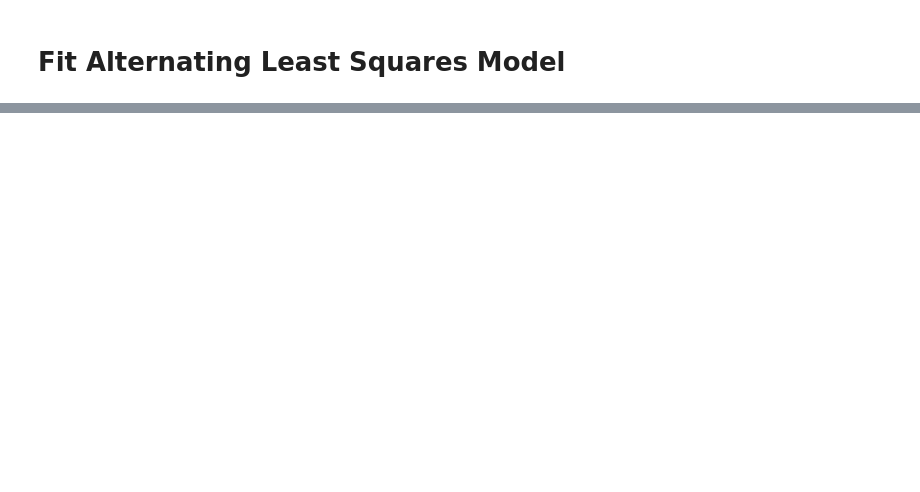
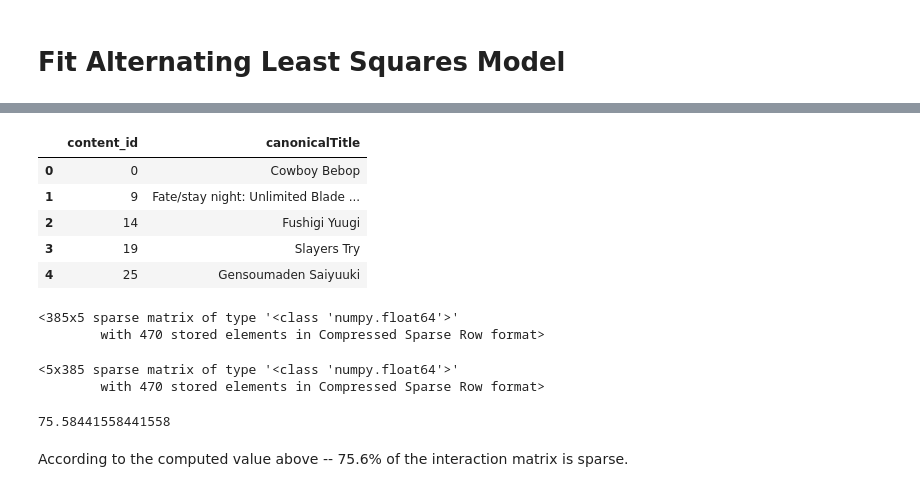
Before and after one commit to melvyg/Implicit-Anime-Recommender-Model, a Jupyter notebook: Flatiron_Capstone.ipynb, the cells around one changed output, grey strips where cells are left out. Cells and saved outputs as stored; diff of their text form; code cells hidden in the pictures; blank space fills up the shorter version.

```diff
--- a/Flatiron_Capstone.ipynb
+++ b/Flatiron_Capstone.ipynb
@@ -284,26 +306,28 @@ def get_user_library_entries(user_id):
     kitsu_data = kitsu_response.json()
 
     # Store favorites dictionary
-    lib_entry_dict = {'user_id':None,
-                      'anime_id':[],
-                      'status':[],
-                      'progress':[],
-                      'progressedAt':[],
-                      'startedAt':[],
-                      'finishedAt':[],
-                      'canonicalTitle':[],
-                      'synopsis':[],
-                      'description':[]}
+    lib_entry_dict = {
+        'user_id': None,
+        'anime_id': [],
+        'status': [],
+        'progress': [],
+        'progressedAt': [],
+        'startedAt': [],
+        'finishedAt': [],
+        'canonicalTitle': [],
+        'synopsis': [],
+        'description': []
+    }
 
     # Check for number of favorites -- if more than 10; paginate through all favorites else retrieve favorites on page
     entries_count = kitsu_data['meta']['count']
 
-    pages = math.floor((entries_count/10)+1)
+    pages = math.floor((entries_count / 10) + 1)
     page_nums = []
     count = 0
     # Create list of pages to paginate through
     for num in range(pages):
-        page_nums.append(num*10)
+        page_nums.append(num * 10)
 
     # Retrieve data from each page
     for page in tqdm(page_nums[:5]):
@@ -323,10 +347,13 @@ def get_user_library_entries(user_id):
             item = le['relationships']['anime']['links']['related']
             anime_response = get_kitsu_response(item)
             try:
-                title = anime_response['data']['attributes'].get('canonicalTitle', np.nan)
+                title = anime_response['data']['attributes'].get(
+                    'canonicalTitle', np.nan)
                 anime_id = anime_response['data'].get('id', np.nan)
-                synopsis = anime_response['data']['attributes'].get('synopsis', np.nan)
-                desc = anime_response['data']['attributes'].get('description', np.nan)
+                synopsis = anime_response['data']['attributes'].get(
+                    'synopsis', np.nan)
+                desc = anime_response['data']['attributes'].get(
+                    'description', np.nan)
 
                 lib_entry_dict['status'].append(status)
                 lib_entry_dict['progress'].append(progress)
@@ -342,7 +369,7 @@ def get_user_library_entries(user_id):
                 continue
 
     # Create a list of the users_id to map every item to the user
-    user_id_list = [user_id]*count
+    user_id_list = [user_id] * count
     lib_entry_dict['user_id'] = user_id_list
 
     return lib_entry_dict
@@ -592,0 +540,22 @@ print(recommendations)
+# %%
+# Peek at lookup table
+anime_lookup.head()
+# %% [output]
+|  | content_id | canonicalTitle |
+| 0 | 0 | Cowboy Bebop |
+| 1 | 9 | Fate/stay night: Unlimited Blade ... |
+| 2 | 14 | Fushigi Yuugi |
+| 3 | 19 | Slayers Try |
+| 4 | 25 | Gensoumaden Saiyuuki |
+# %%
+# Check out matrix object
+sparse_content_person
+# %% [output]
+<385x5 sparse matrix of type '<class 'numpy.float64'>'
+        with 470 stored elements in Compressed Sparse Row format>
+# %%
+# Check out matrix object
+sparse_person_content
+# %% [output]
+<5x385 sparse matrix of type '<class 'numpy.float64'>'
+        with 470 stored elements in Compressed Sparse Row format>
@@ -592,0 +569,10 @@ print(recommendations)
+# %%
+# Calculate the matrix sparsity
+matrix_size = sparse_content_person.shape[0]*sparse_content_person.shape[1] # Number of possible interactions in the matrix
+num_interact = len(sparse_content_person.nonzero()[0]) # Number of items interacted with
+sparsity = 100*(1 - (num_interact/matrix_size))
+sparsity
+# %% [output]
+75.58441558441558
+# %% [markdown]
+According to the computed value above -- 75.6% of the interaction matrix is sparse.
```
Also changed, not shown: parts of 53 cells of this notebook.
